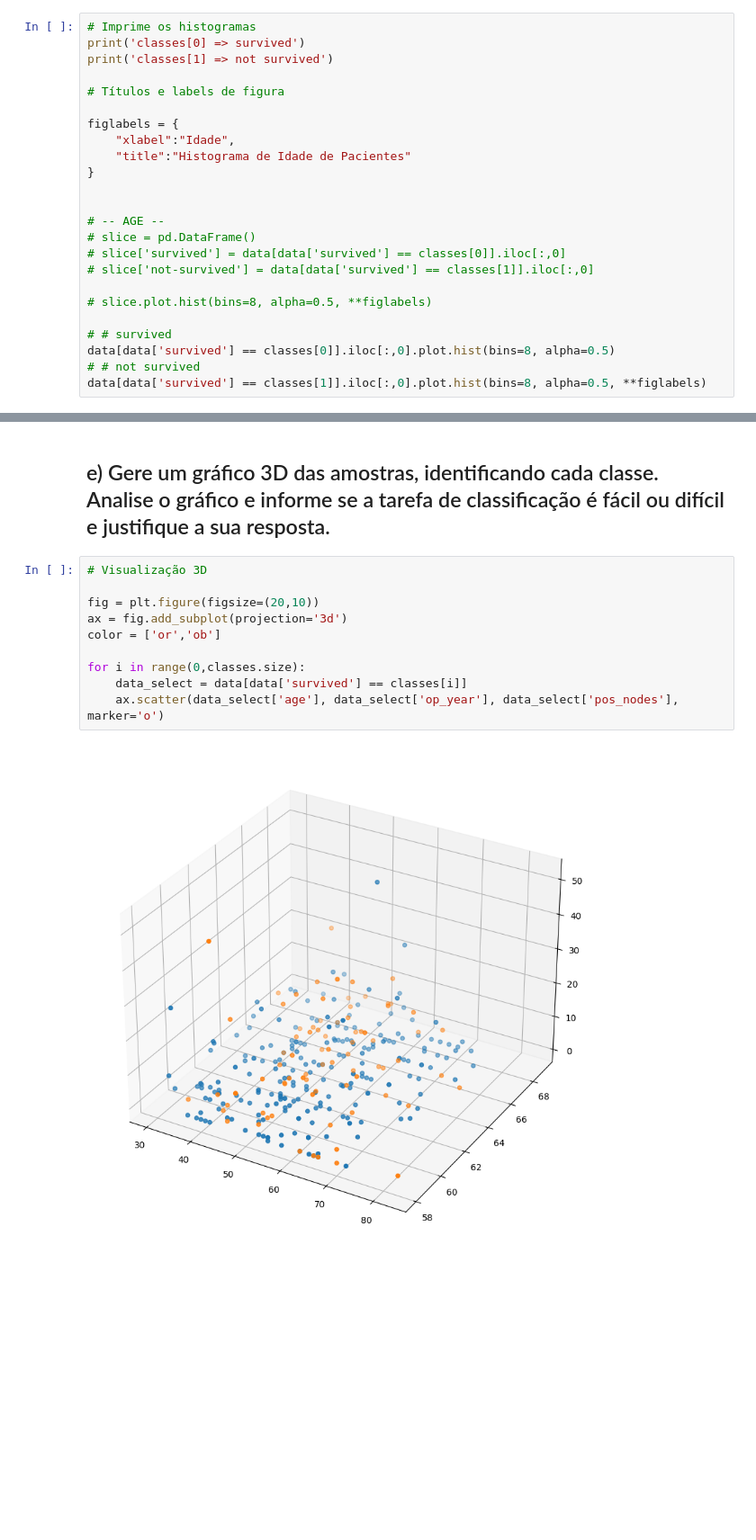
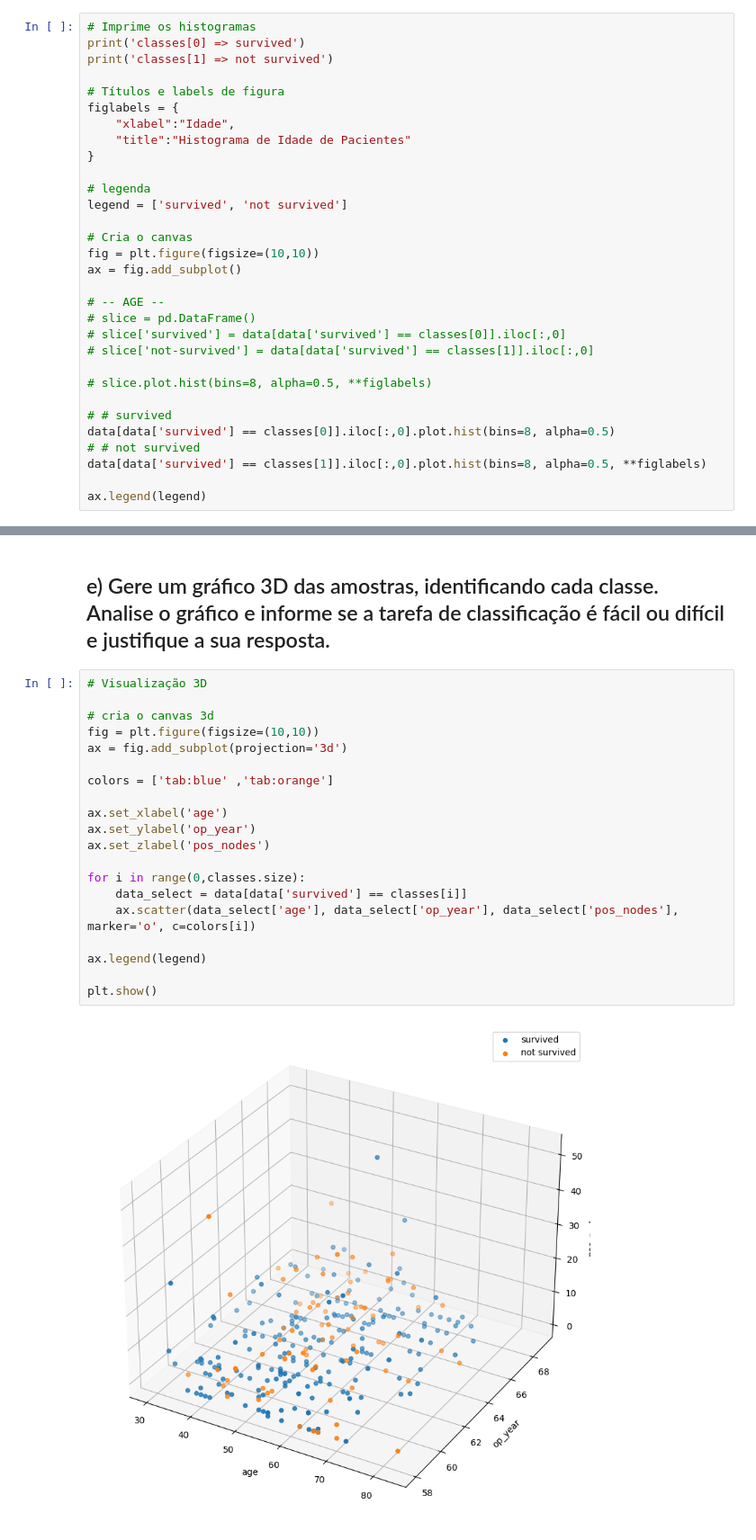
Before and after one commit to Harmonia2Side/machine-learning-laboratory-2023-2, a Jupyter notebook: lista1/lista1_breno_odnan.ipynb, the cells around one changed output, grey strips where cells are left out. Shown at 90% size. Saved outputs shown, nothing was run; the diff lists cells and outputs as text; blank space fills up the shorter version.

```diff
--- a/lista1/lista1_breno_odnan.ipynb
+++ b/lista1/lista1_breno_odnan.ipynb
@@ -135,12 +116,17 @@ print('classes[0] => survived')
 print('classes[1] => not survived')
 
 # Títulos e labels de figura
-
 figlabels = {
     "xlabel":"Idade",
     "title":"Histograma de Idade de Pacientes"
 }
 
+# legenda
+legend = ['survived', 'not survived']
+
+# Cria o canvas
+fig = plt.figure(figsize=(10,10))
+ax = fig.add_subplot()
 
 # -- AGE --
 # slice = pd.DataFrame()
@@ -153,6 +139,8 @@ figlabels = {
 data[data['survived'] == classes[0]].iloc[:,0].plot.hist(bins=8, alpha=0.5)
 # # not survived
 data[data['survived'] == classes[1]].iloc[:,0].plot.hist(bins=8, alpha=0.5, **figlabels)
+
+ax.legend(legend)
 # %% [output]
 classes[0] => survived
 classes[1] => not survived
@@ -196,12 +198,22 @@ data[data['survived'] == classes[1]].iloc[:,2].plot.hist(bins=8, alpha=0.5, **fi
 # %%
 # Visualização 3D
 
-fig = plt.figure(figsize=(20,10))
+# cria o canvas 3d
+fig = plt.figure(figsize=(10,10))
 ax = fig.add_subplot(projection='3d')
-color = ['or','ob']
+
+colors = ['tab:blue' ,'tab:orange']
+
+ax.set_xlabel('age')
+ax.set_ylabel('op_year')
+ax.set_zlabel('pos_nodes')
 
 for i in range(0,classes.size):
     data_select = data[data['survived'] == classes[i]]
-    ax.scatter(data_select['age'], data_select['op_year'], data_select['pos_nodes'], marker='o')
+    ax.scatter(data_select['age'], data_select['op_year'], data_select['pos_nodes'], marker='o', c=colors[i])
+
+ax.legend(legend)
+
+plt.show()
 # %% [output]
-[figure, old version]
+[figure, new version]
```
Also changed, not shown: parts of 5 cells of this notebook, 1 other file.
